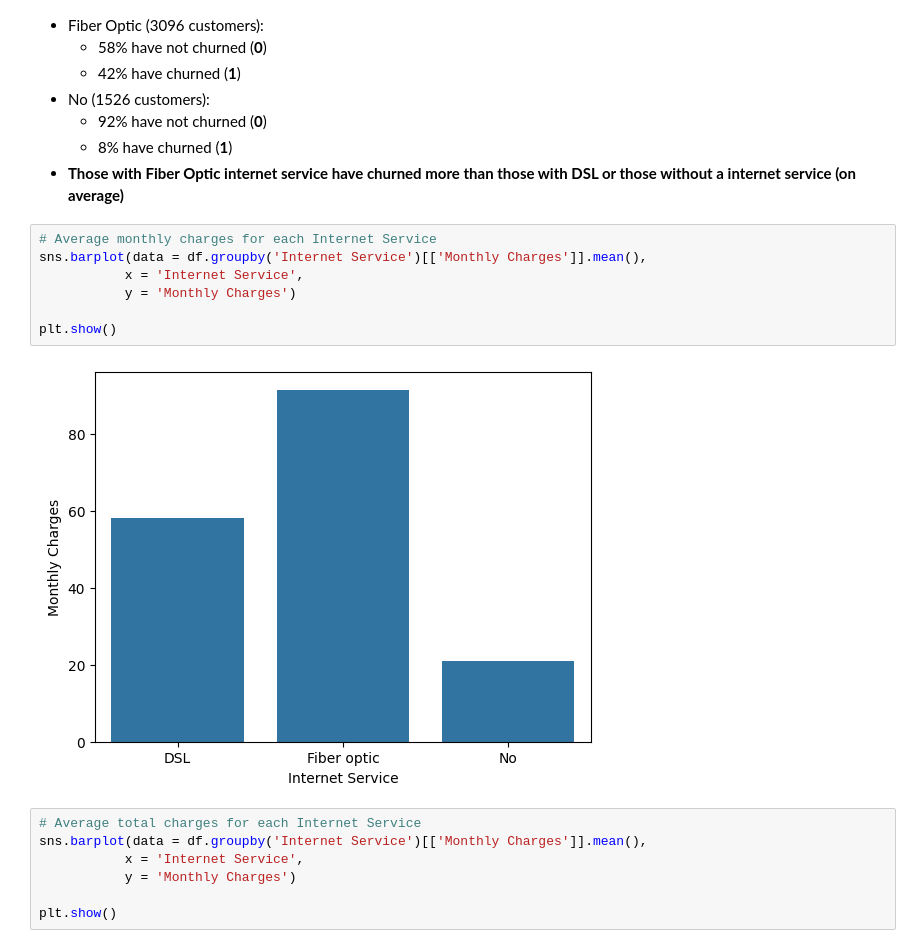
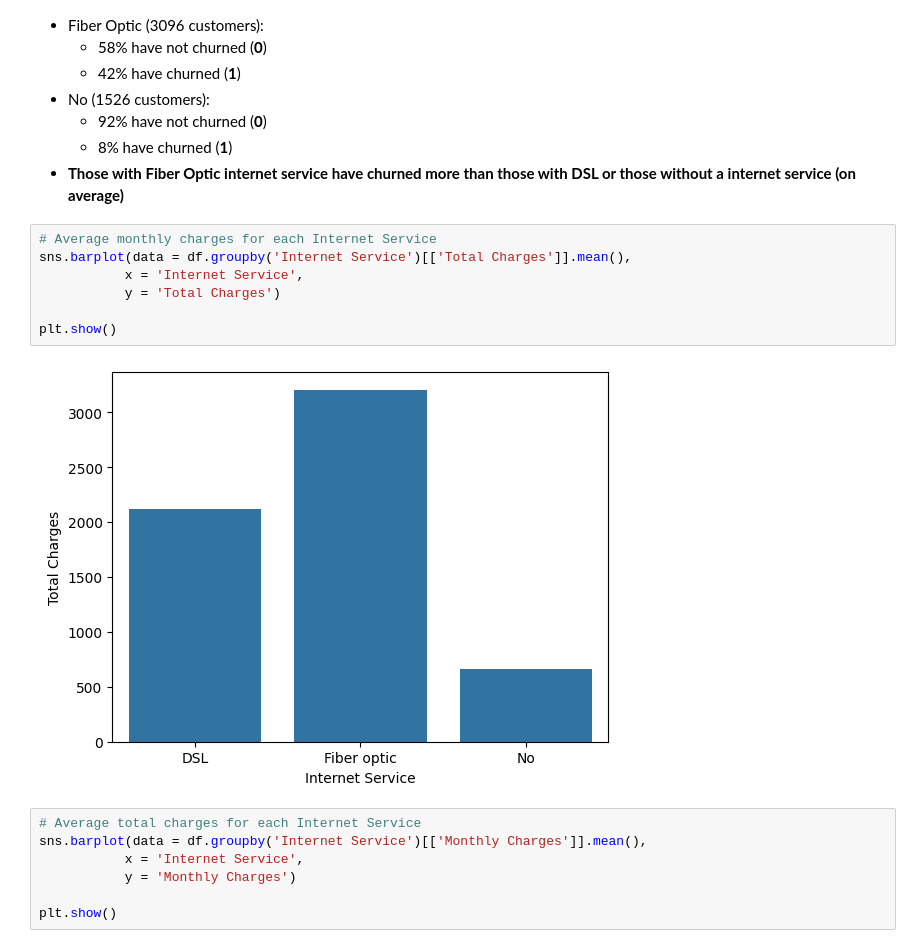
Before and after one commit to rahulshaju2981/Swan_Consulting, a Jupyter notebook: Submission/EDA_FE_Model.ipynb, the cells around one changed output. Drawn from its saved outputs; the diff is of its cells as text.

```diff
--- a/Submission/EDA_FE_Model.ipynb
+++ b/Submission/EDA_FE_Model.ipynb
@@ -408,13 +413,13 @@ df.groupby(['Internet Service', 'Churn Value'])[['Churn Value']].count()
 * **Those with Fiber Optic internet service have churned more than those with DSL or those without a internet service (on average)**
 # %%
 # Average monthly charges for each Internet Service
-sns.barplot(data = df.groupby('Internet Service')[['Monthly Charges']].mean(),
+sns.barplot(data = df.groupby('Internet Service')[['Total Charges']].mean(),
            x = 'Internet Service',
-           y = 'Monthly Charges')
+           y = 'Total Charges')
 
 plt.show()
 # %% [output]
-[figure, old version]
+[figure, new version]
 # %%
 # Average total charges for each Internet Service
 sns.barplot(data = df.groupby('Internet Service')[['Monthly Charges']].mean(),
```
Also changed, not shown: parts of 27 cells of this notebook, 2 other files.
